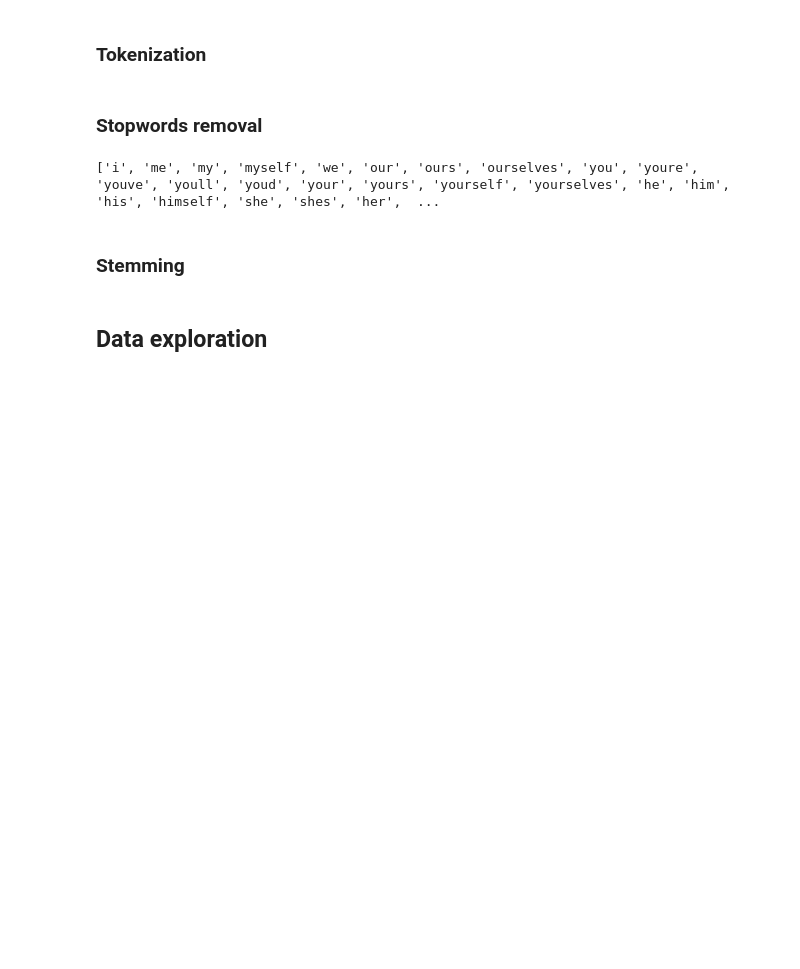
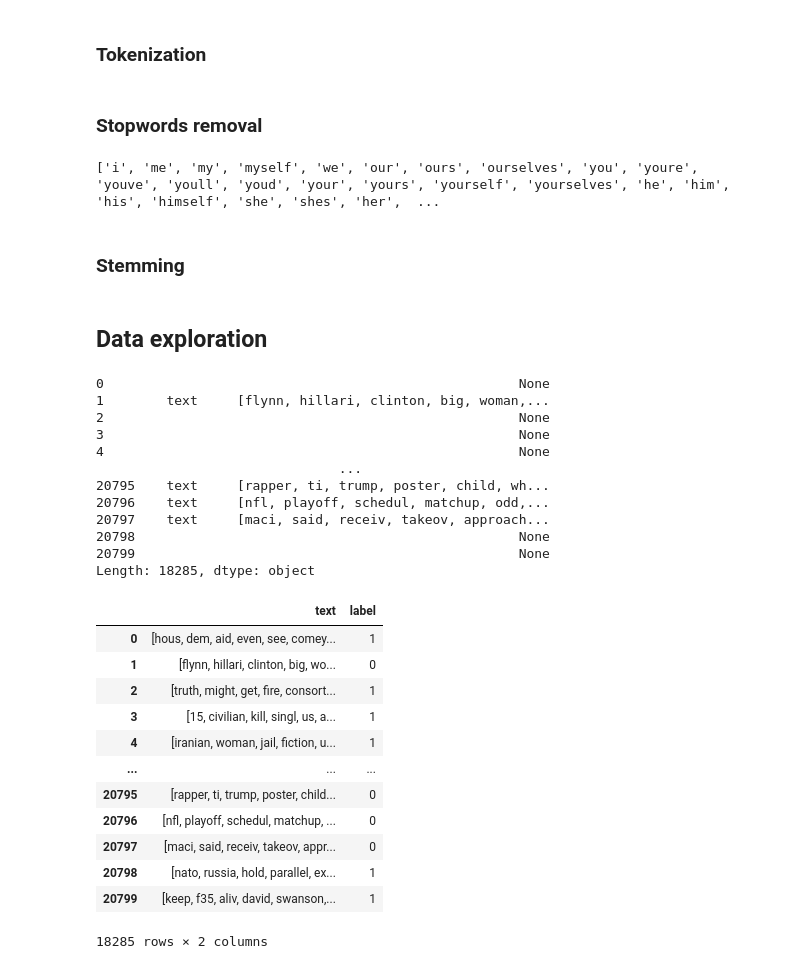
Before and after one commit to norbix123456/Fake-news-detection-jupyter, a Jupyter notebook: Fake_news_detection.ipynb, the cells around one changed output. Saved outputs shown, nothing was run; the diff lists cells and outputs as text; code cells hidden in the pictures; blank space fills up the shorter version.

Commit message:
Starting to divide the dataset into separate true and false

```diff
--- a/Fake_news_detection.ipynb
+++ b/Fake_news_detection.ipynb
@@ -107,3 +107,33 @@ porter_stemmer = PorterStemmer()
 df['text']=df.apply(lambda row: [porter_stemmer.stem(word) for word in row['text']],axis=1)
 # %% [markdown]
 ## Data exploration
+# %%
+true_df=df.apply(lambda row: row if row["label"]==0 else None,axis=1)
+display(true_df)
+display(df)
+# %% [output]
+0                                                     None
+1        text     [flynn, hillari, clinton, big, woman,...
+2                                                     None
+3                                                     None
+4                                                     None
+                               ...
+20795    text     [rapper, ti, trump, poster, child, wh...
+20796    text     [nfl, playoff, schedul, matchup, odd,...
+20797    text     [maci, said, receiv, takeov, approach...
+20798                                                 None
+20799                                                 None
+Length: 18285, dtype: object
+|  | text | label |
+| 0 | [hous, dem, aid, even, see, comey... | 1 |
+| 1 | [flynn, hillari, clinton, big, wo... | 0 |
+| 2 | [truth, might, get, fire, consort... | 1 |
+| 3 | [15, civilian, kill, singl, us, a... | 1 |
+| 4 | [iranian, woman, jail, fiction, u... | 1 |
+| ... | ... | ... |
+| 20795 | [rapper, ti, trump, poster, child... | 0 |
+| 20796 | [nfl, playoff, schedul, matchup, ... | 0 |
+| 20797 | [maci, said, receiv, takeov, appr... | 0 |
+| 20798 | [nato, russia, hold, parallel, ex... | 1 |
+| 20799 | [keep, f35, aliv, david, swanson,... | 1 |
+18285 rows × 2 columns
```
Also changed, not shown: parts of 2 cells of this notebook.
